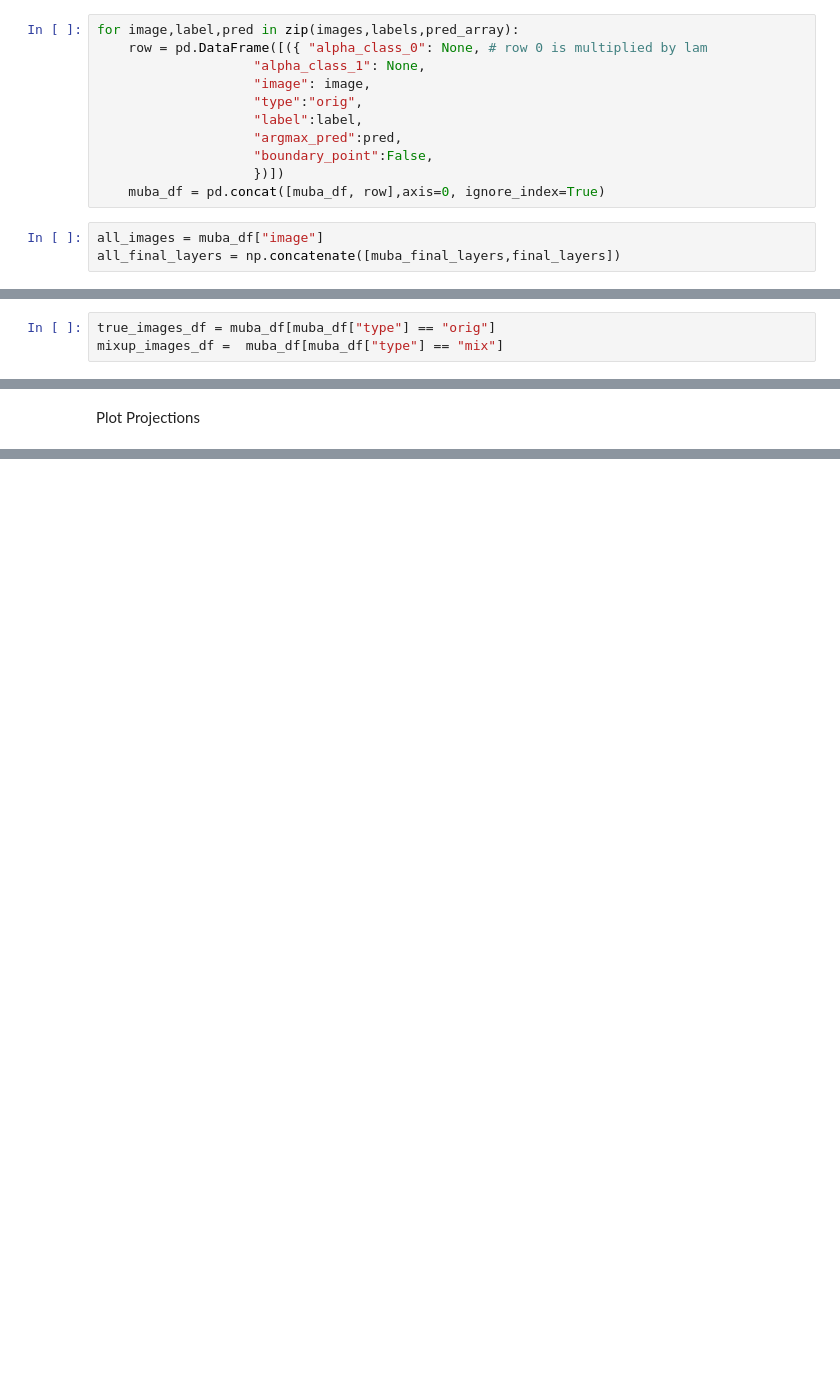
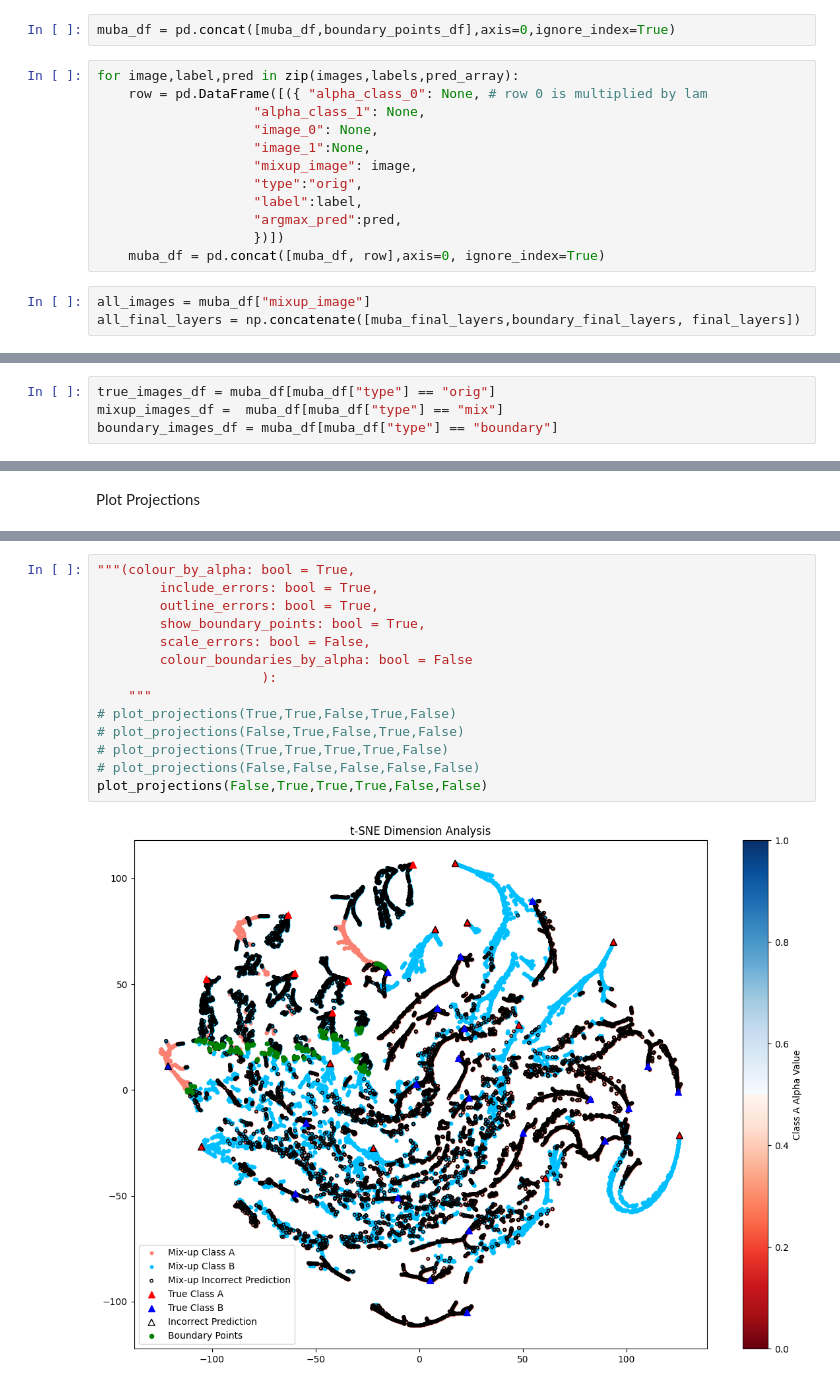
Before and after one commit to willpoulett/dimension_reduction_investigation, a Jupyter notebook: dim_reduction.ipynb, the cells around one changed output, grey strips where cells are left out. Drawn from its saved outputs; the diff is of its cells as text; blank space fills up the shorter version.

```diff
--- a/dim_reduction.ipynb
+++ b/dim_reduction.ipynb
@@ -218,16 +93,19 @@ muba_df.head(25)
 # %% [markdown]
 Join the mixup data and test data together, so that t-SNE can be applied to all data at once.
+# %%
+muba_df = pd.concat([muba_df,boundary_points_df],axis=0,ignore_index=True)
 # %%
 for image,label,pred in zip(images,labels,pred_array):
     row = pd.DataFrame([({ "alpha_class_0": None, # row 0 is multiplied by lam
                     "alpha_class_1": None,
-                    "image": image,
+                    "image_0": None,
+                    "image_1":None,
+                    "mixup_image": image,
                     "type":"orig",
                     "label":label,
                     "argmax_pred":pred,
-                    "boundary_point":False,
                     })])
     muba_df = pd.concat([muba_df, row],axis=0, ignore_index=True)
 # %%
-all_images = muba_df["image"]
-all_final_layers = np.concatenate([muba_final_layers,final_layers])
+all_images = muba_df["mixup_image"]
+all_final_layers = np.concatenate([muba_final_layers,boundary_final_layers, final_layers])
@@ -252,6 +121,7 @@ Filter dataframe
 # %%
 true_images_df = muba_df[muba_df["type"] == "orig"]
 mixup_images_df =  muba_df[muba_df["type"] == "mix"]
+boundary_images_df = muba_df[muba_df["type"] == "boundary"]
 # %%
 min_alpha = []
 for i, row in mixup_images_df.iterrows():
@@ -351,0 +214,16 @@ SyntaxError: incomplete input (1485897217.py, line 2)
+# %%
+"""(colour_by_alpha: bool = True,
+        include_errors: bool = True,
+        outline_errors: bool = True,
+        show_boundary_points: bool = True,
+        scale_errors: bool = False,
+        colour_boundaries_by_alpha: bool = False
+                     ):
+    """
+# plot_projections(True,True,False,True,False)
+# plot_projections(False,True,False,True,False)
+# plot_projections(True,True,True,True,False)
+# plot_projections(False,False,False,False,False)
+plot_projections(False,True,True,True,False,False)
+# %% [output]
+[figure, added]
```
Also changed, not shown: parts of 35 cells of this notebook, 2 other files.
